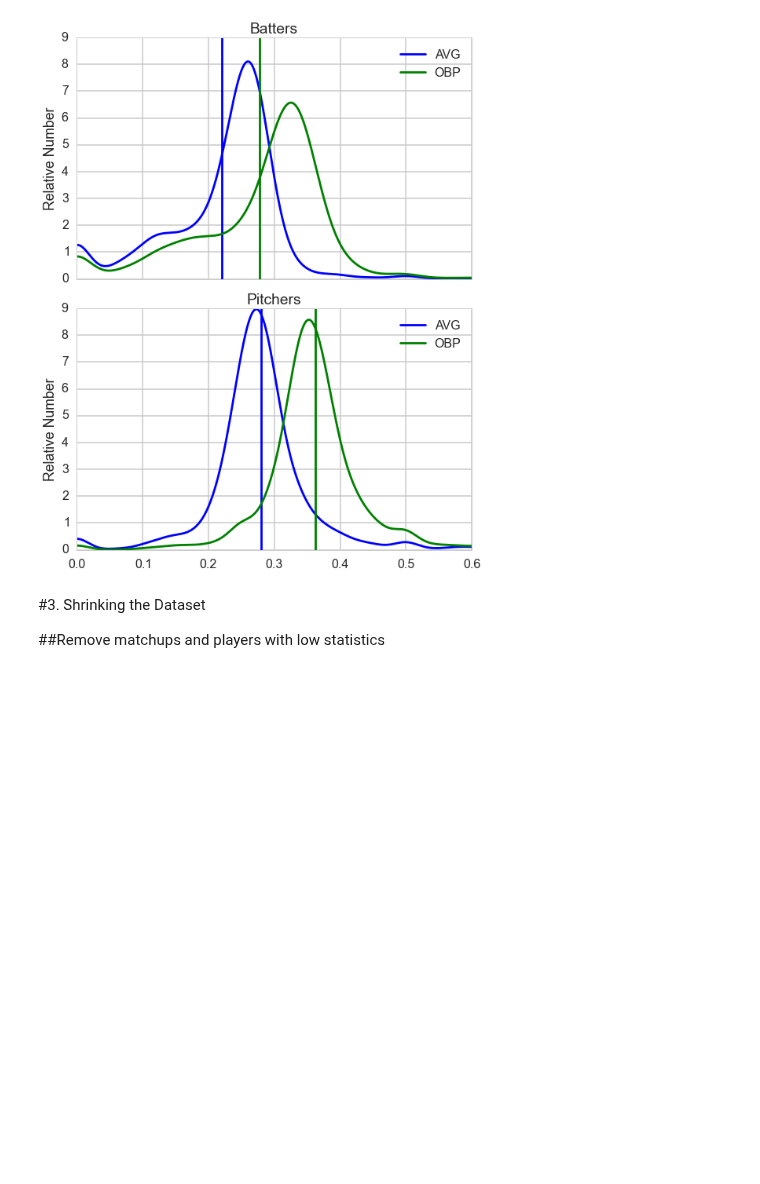
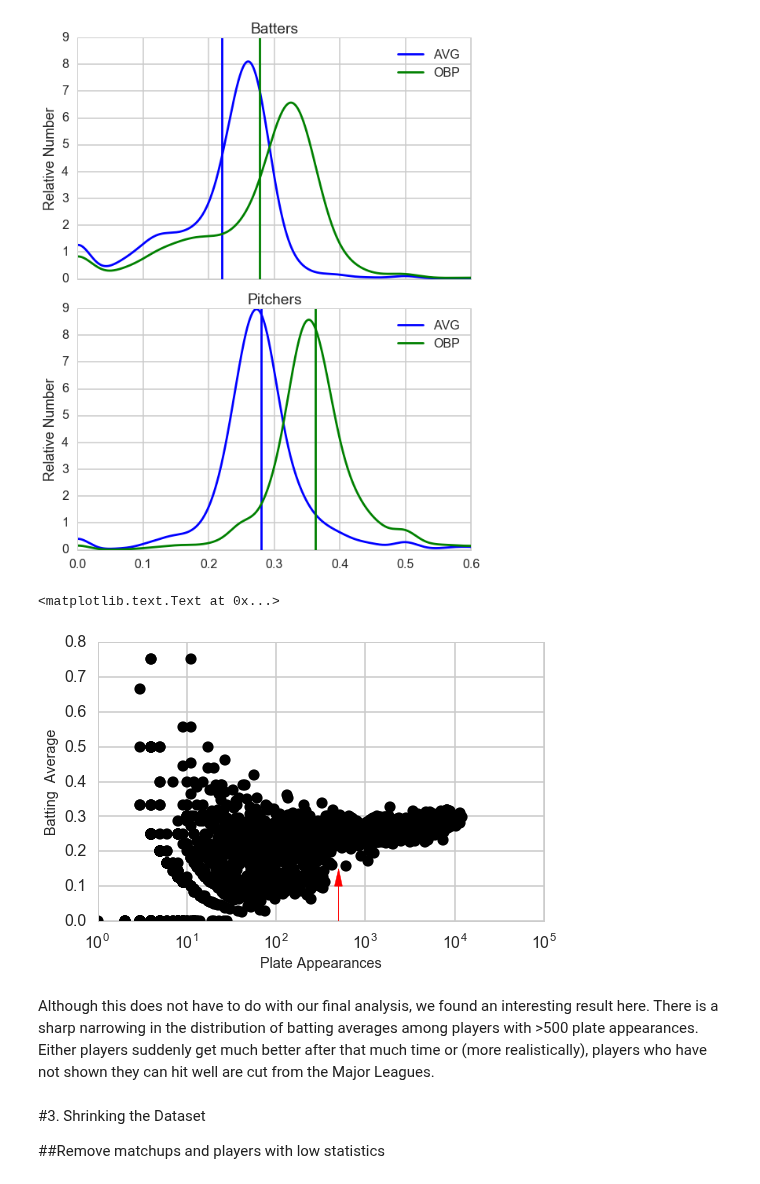
Before and after one commit to bacook17/CS109_baseball, a Jupyter notebook: Master_Notebook.ipynb, the cells around one changed output. Cells and saved outputs as stored; diff of their text form; code cells hidden in the pictures; blank space fills up the shorter version.

```diff
--- a/Master_Notebook.ipynb
+++ b/Master_Notebook.ipynb
@@ -557,6 +530,18 @@ Median pitcher AVG: 0.275
 Mean pitcher OBP: 0.363
 Median pitcher OBP: 0.356
 [figure]
+# %%
+fig, axis = plt.subplots(figsize=(8,5))
+axis.plot(big_df.groupby('bID')['ov_PA'].agg(get_one), big_df.groupby('bID')['ov_AVG'].agg(get_one), 'ko')
+axis.set_xscale('log')
+axis.arrow(500, 0.0, 0, 0.1, head_width=100., head_length=.05, color='r')
+axis.set_xlabel('Plate Appearances', fontsize='x-large')
+axis.set_ylabel('Batting  Average', fontsize='x-large')
+# %% [output]
+<matplotlib.text.Text at 0x...>
+[figure, added]
+# %% [markdown]
+Although this does not have to do with our final analysis, we found an interesting result here. There is a sharp narrowing in the distribution of batting averages among players with >500 plate appearances. Either players suddenly get much better after that much time or (more realistically), players who have not shown they can hit well are cut from the Major Leagues.
 # %% [markdown]
 #3. Shrinking the Dataset
 
```
Also changed, not shown: parts of 131 cells of this notebook, 22 other files.
